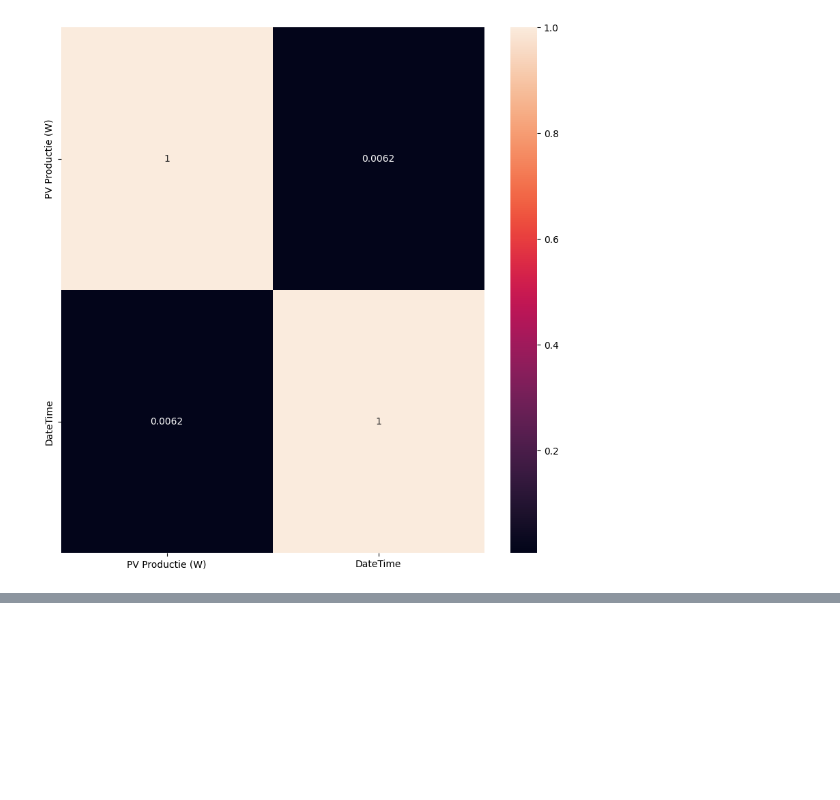
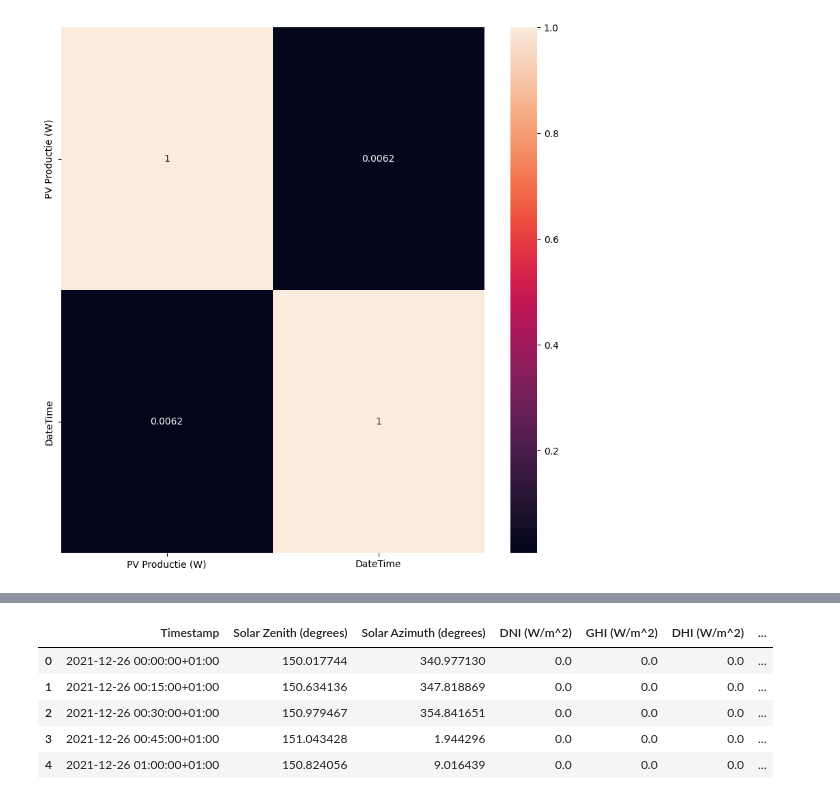
Before and after one commit to Ozziehman/Energiescan, a Jupyter notebook: 2022_15min_data_EDA_preprocessing.ipynb, the cells around one changed output, grey strips where cells are left out. Saved outputs shown, nothing was run; the diff lists cells and outputs as text; code cells hidden in the pictures; blank space fills up the shorter version.

Commit message:
combined pv and GHI

```diff
--- a/2022_15min_data_EDA_preprocessing.ipynb
+++ b/2022_15min_data_EDA_preprocessing.ipynb
@@ -74,3 +74,7 @@ sns.heatmap(corr, annot=True)
 plt.show()
 # %% [output]
 [figure]
+# %%
+# Lets combine the dataframes
+df_pv = pd.read_csv('core\\static\\data\\2022_15min_data.csv', sep=',', low_memory=False)
+df_solar = pd.read_csv('core\\static\\data\\solar_simulation_data.csv', sep=',', low_memory=False)
@@ -76,0 +90,9 @@ plt.show()
+# %%
+df_solar.head()
+# %% [output]
+|  | Timestamp | Solar Zenith (degrees) | Solar Azimuth (degrees) | DNI (W/m^2) | GHI (W/m^2) | DHI (W/m^2) | ... |
+| 0 | 2021-12-26 00:00:00+01:00 | 150.017744 | 340.977130 | 0.0 | 0.0 | 0.0 | ... |
+| 1 | 2021-12-26 00:15:00+01:00 | 150.634136 | 347.818869 | 0.0 | 0.0 | 0.0 | ... |
+| 2 | 2021-12-26 00:30:00+01:00 | 150.979467 | 354.841651 | 0.0 | 0.0 | 0.0 | ... |
+| 3 | 2021-12-26 00:45:00+01:00 | 151.043428 | 1.944296 | 0.0 | 0.0 | 0.0 | ... |
+| 4 | 2021-12-26 01:00:00+01:00 | 150.824056 | 9.016439 | 0.0 | 0.0 | 0.0 | ... |
```
Also changed, not shown: parts of 4 cells of this notebook, 4 other files.
